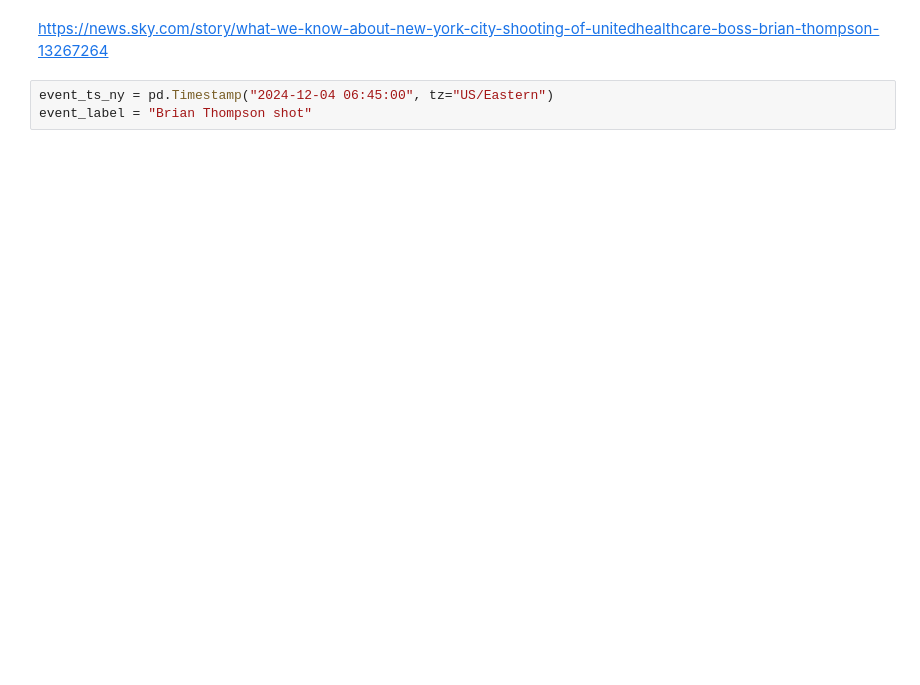
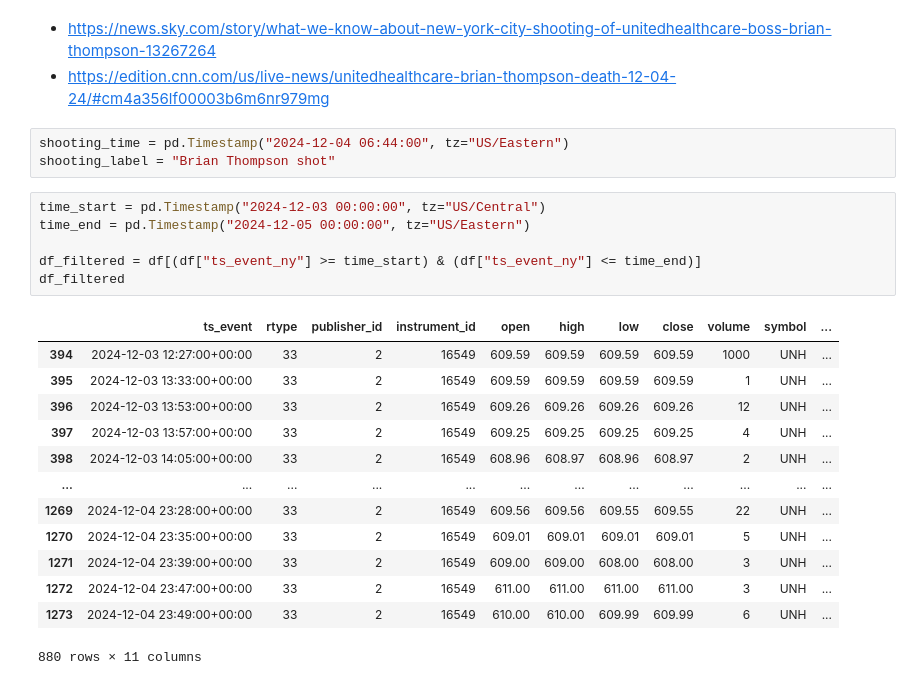
Before and after one commit to afeld/pre-existing-condition, a Jupyter notebook: analysis/shooting_unh_financials/trends.ipynb, the cells around one changed output. Saved outputs shown, nothing was run; the diff lists cells and outputs as text; blank space fills up the shorter version.

```diff
--- a/analysis/shooting_unh_financials/trends.ipynb
+++ b/analysis/shooting_unh_financials/trends.ipynb
@@ -45,8 +34,29 @@ df["ts_event_ny"] = df["ts_event"].dt.tz_convert(tz="US/Eastern")
 # %% [markdown]
-https://news.sky.com/story/what-we-know-about-new-york-city-shooting-of-unitedhealthcare-boss-brian-thompson-13267264
+- https://news.sky.com/story/what-we-know-about-new-york-city-shooting-of-unitedhealthcare-boss-brian-thompson-13267264
+- https://edition.cnn.com/us/live-news/unitedhealthcare-brian-thompson-death-12-04-24/#cm4a356lf00003b6m6nr979mg
 # %%
-event_ts_ny = pd.Timestamp("2024-12-04 06:45:00", tz="US/Eastern")
-event_label = "Brian Thompson shot"
+shooting_time = pd.Timestamp("2024-12-04 06:44:00", tz="US/Eastern")
+shooting_label = "Brian Thompson shot"
+# %%
+time_start = pd.Timestamp("2024-12-03 00:00:00", tz="US/Central")
+time_end = pd.Timestamp("2024-12-05 00:00:00", tz="US/Eastern")
+
+df_filtered = df[(df["ts_event_ny"] >= time_start) & (df["ts_event_ny"] <= time_end)]
+df_filtered
+# %% [output]
+|  | ts_event | rtype | publisher_id | instrument_id | open | high | low | close | volume | symbol | ... |
+| 394 | 2024-12-03 12:27:00+00:00 | 33 | 2 | 16549 | 609.59 | 609.59 | 609.59 | 609.59 | 1000 | UNH | ... |
+| 395 | 2024-12-03 13:33:00+00:00 | 33 | 2 | 16549 | 609.59 | 609.59 | 609.59 | 609.59 | 1 | UNH | ... |
+| 396 | 2024-12-03 13:53:00+00:00 | 33 | 2 | 16549 | 609.26 | 609.26 | 609.26 | 609.26 | 12 | UNH | ... |
+| 397 | 2024-12-03 13:57:00+00:00 | 33 | 2 | 16549 | 609.25 | 609.25 | 609.25 | 609.25 | 4 | UNH | ... |
+| 398 | 2024-12-03 14:05:00+00:00 | 33 | 2 | 16549 | 608.96 | 608.97 | 608.96 | 608.97 | 2 | UNH | ... |
+| ... | ... | ... | ... | ... | ... | ... | ... | ... | ... | ... | ... |
+| 1269 | 2024-12-04 23:28:00+00:00 | 33 | 2 | 16549 | 609.56 | 609.56 | 609.55 | 609.55 | 22 | UNH | ... |
+| 1270 | 2024-12-04 23:35:00+00:00 | 33 | 2 | 16549 | 609.01 | 609.01 | 609.01 | 609.01 | 5 | UNH | ... |
+| 1271 | 2024-12-04 23:39:00+00:00 | 33 | 2 | 16549 | 609.00 | 609.00 | 608.00 | 608.00 | 3 | UNH | ... |
+| 1272 | 2024-12-04 23:47:00+00:00 | 33 | 2 | 16549 | 611.00 | 611.00 | 611.00 | 611.00 | 3 | UNH | ... |
+| 1273 | 2024-12-04 23:49:00+00:00 | 33 | 2 | 16549 | 610.00 | 610.00 | 609.99 | 609.99 | 6 | UNH | ... |
+880 rows × 11 columns
 # %%
 import altair as alt
 
```
Also changed, not shown: parts of 5 cells of this notebook, 5 other files.
